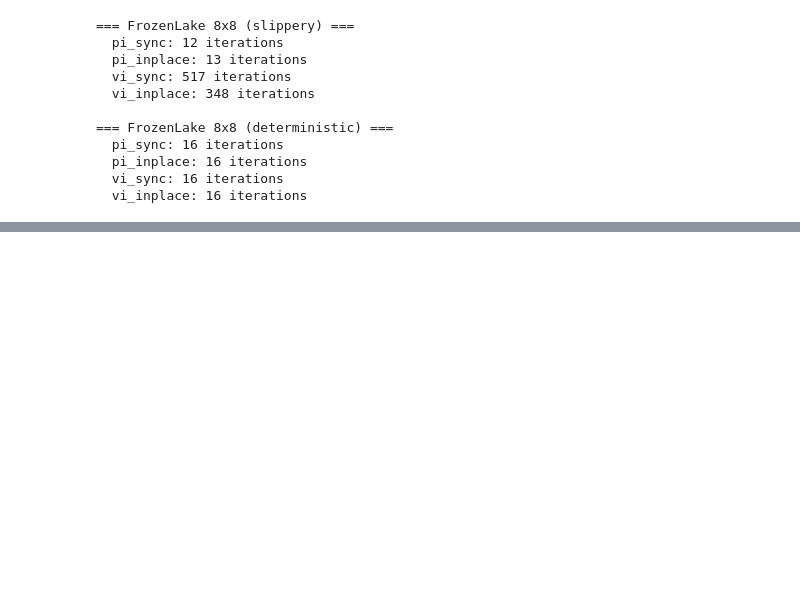
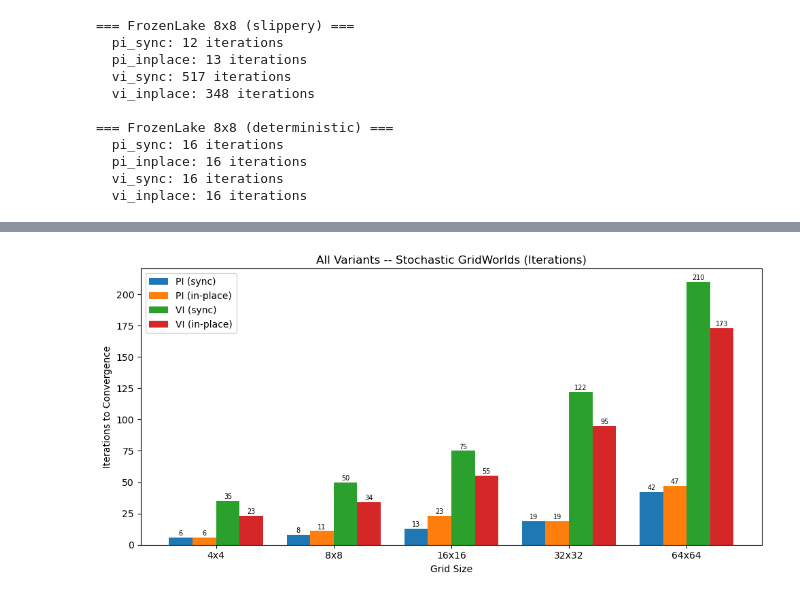
Before and after one commit to craig-rudman/MSDS684, a Jupyter notebook: W2/notebook/Lab 2 development.ipynb, the cells around one changed output, grey strips where cells are left out. Cells and saved outputs as stored; diff of their text form; code cells hidden in the pictures; blank space fills up the shorter version.

```diff
--- a/W2/notebook/Lab 2 development.ipynb
+++ b/W2/notebook/Lab 2 development.ipynb
@@ -668,0 +743,42 @@ difference is negligible, but it widens with grid size and stochasticity.
+# %%
+# TODO: Combined iterations -- all variants, stochastic
+import matplotlib.pyplot as plt
+import numpy as np
+
+sizes = [4, 8, 16, 32, 64]
+labels = [f"{sz}x{sz}" for sz in sizes]
+x = np.arange(len(sizes))
+width = 0.2
+
+variants = [
+    ("PI (sync)",     "pi_sync"),
+    ("PI (in-place)", "pi_inplace"),
+    ("VI (sync)",     "vi_sync"),
+    ("VI (in-place)", "vi_inplace"),
+]
+
+fig, ax = plt.subplots(figsize=(10, 5))
+for idx, (label, variant) in enumerate(variants):
+    iters = [
+        next(r["iterations"] for r in table_stoch
+             if r["experiment"] == f"stoch_{sz}x{sz}" and r["variant"] == variant)
+        for sz in sizes
+    ]
+    offset = (idx - 1.5) * width
+    bars = ax.bar(x + offset, iters, width, label=label)
+    for bar in bars:
+        h = bar.get_height()
+        ax.text(bar.get_x() + bar.get_width() / 2, h + 0.5,
+                str(int(h)), ha="center", va="bottom", fontsize=7)
+
+ax.set_xticks(x)
+ax.set_xticklabels(labels)
+ax.set_xlabel("Grid Size")
+ax.set_ylabel("Iterations to Convergence")
+ax.set_title("All Variants -- Stochastic GridWorlds (Iterations)")
+ax.legend()
+fig.tight_layout()
+fig.savefig("../img/all_variants_iterations_stochastic.png", dpi=150)
+plt.show()
+# %% [output]
+[figure, added]
```
Also changed, not shown: parts of 12 cells of this notebook, 9 other files.
